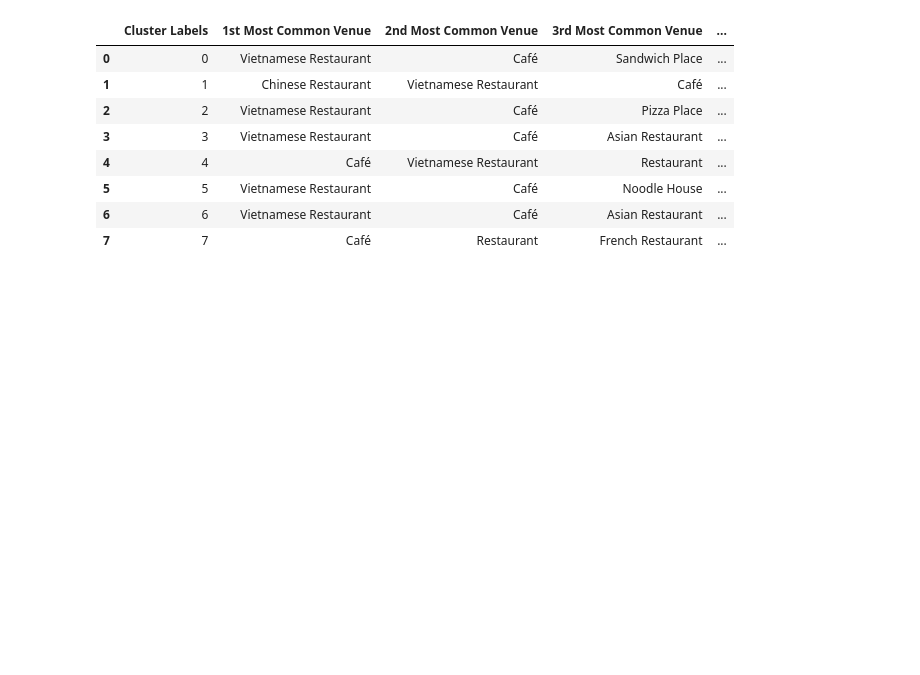
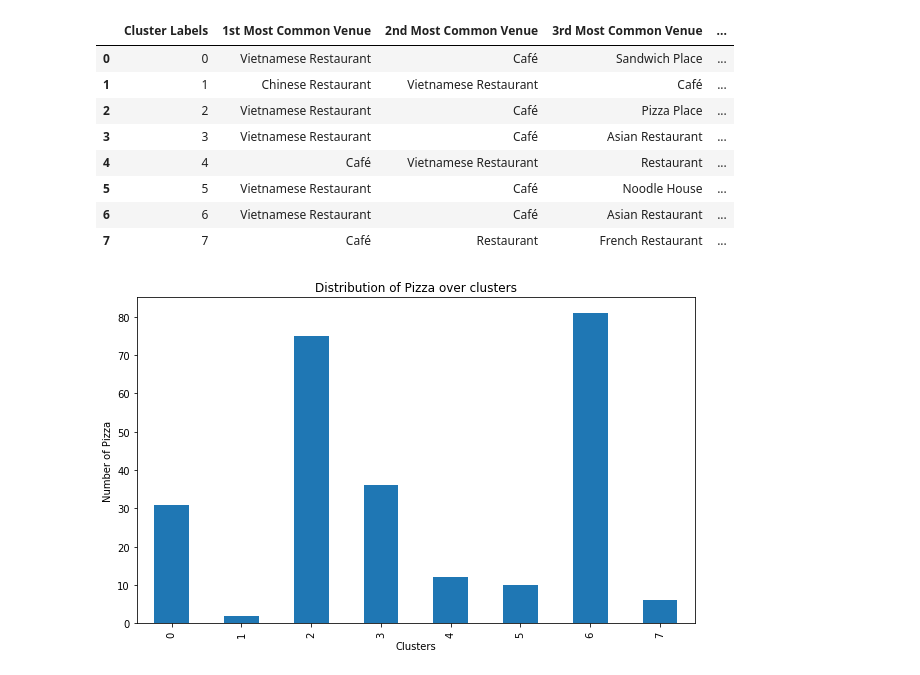
Before and after one commit to Enlin-Ngo/minhngo-capstone, a Jupyter notebook: MinhNgo_Capstone_HCMC.ipynb, the cells around one changed output. Cells and saved outputs as stored; diff of their text form; code cells hidden in the pictures; blank space fills up the shorter version.

```diff
--- a/MinhNgo_Capstone_HCMC.ipynb
+++ b/MinhNgo_Capstone_HCMC.ipynb
@@ -551,3 +563,18 @@ cluster_venues_sorted
 | 5 | 5 | Vietnamese Restaurant | Café | Noodle House | ... |
 | 6 | 6 | Vietnamese Restaurant | Café | Asian Restaurant | ... |
 | 7 | 7 | Café | Restaurant | French Restaurant | ... |
+# %%
+typetest1 = 'Pizza'
+z = hcm_merged.groupby(['Neighborhood','Cluster Labels']).count().reset_index()
+ward_cluster_label = z[['Neighborhood','Cluster Labels']]
+ventest = hcm_venues[hcm_venues['Venue Category'].str.contains(typetest)].join(neighborhoods.set_index('Neighborhood'), on='Neighborhood')
+venue_cluster_label = hcm_venues.join(ward_cluster_label.set_index('Neighborhood'), on='Neighborhood')
+venue_cluster_label = venue_cluster_label[['Cluster Labels','Venue Category']]
+distribut1 = venue_cluster_label.groupby('Cluster Labels')['Venue Category'].apply(lambda x: x[x.str.contains(typetest1)].count())
+distribut1.plot(kind='bar', figsize=(10, 6))
+plt.ylabel('Number of ' + typetest1) # add to x-label to the plot
+plt.xlabel('Clusters') # add y-label to the plot
+plt.title('Distribution of ' + typetest1 +' over clusters') # add title to the plot
+plt.show()
+# %% [output]
+[figure, added]
```
Also changed, not shown: parts of 13 cells of this notebook.
